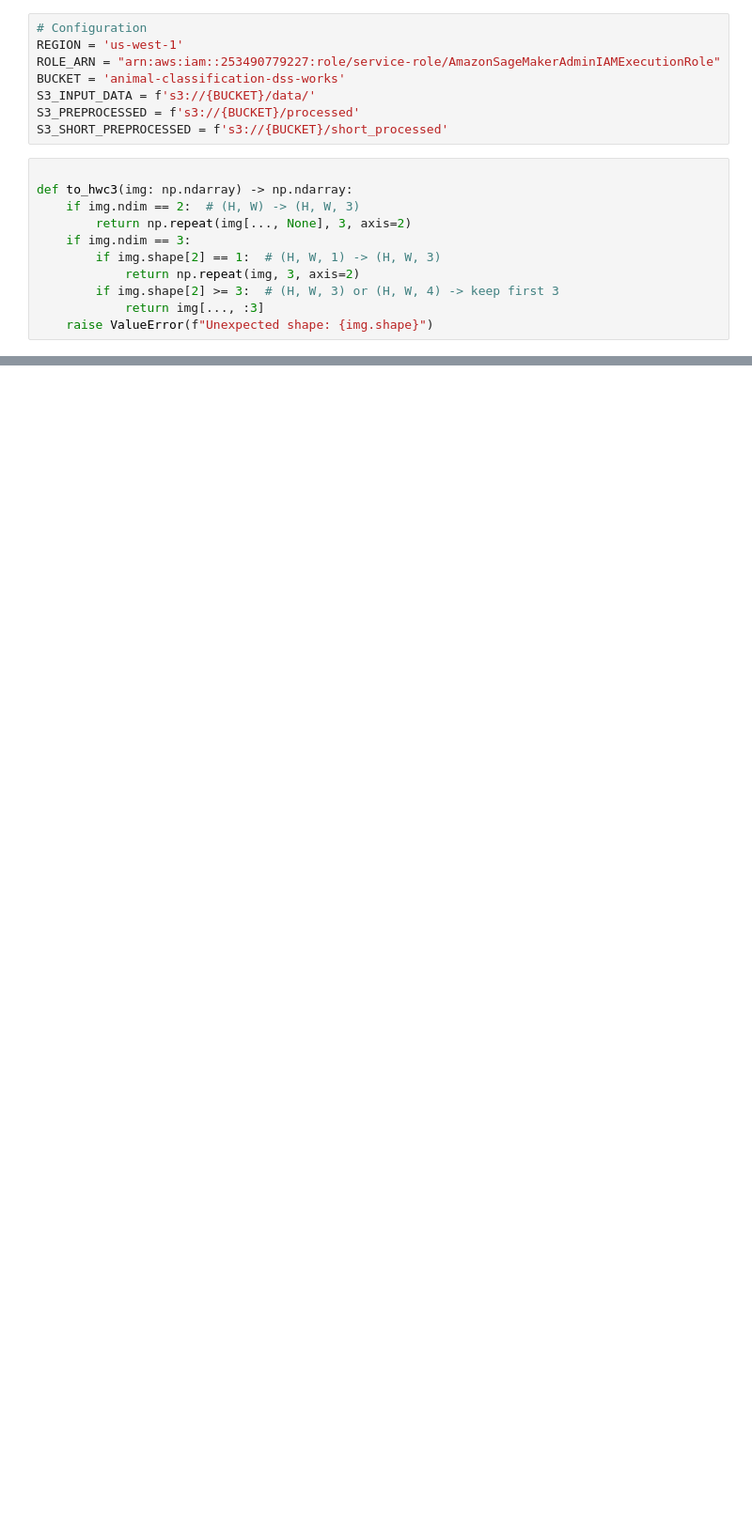
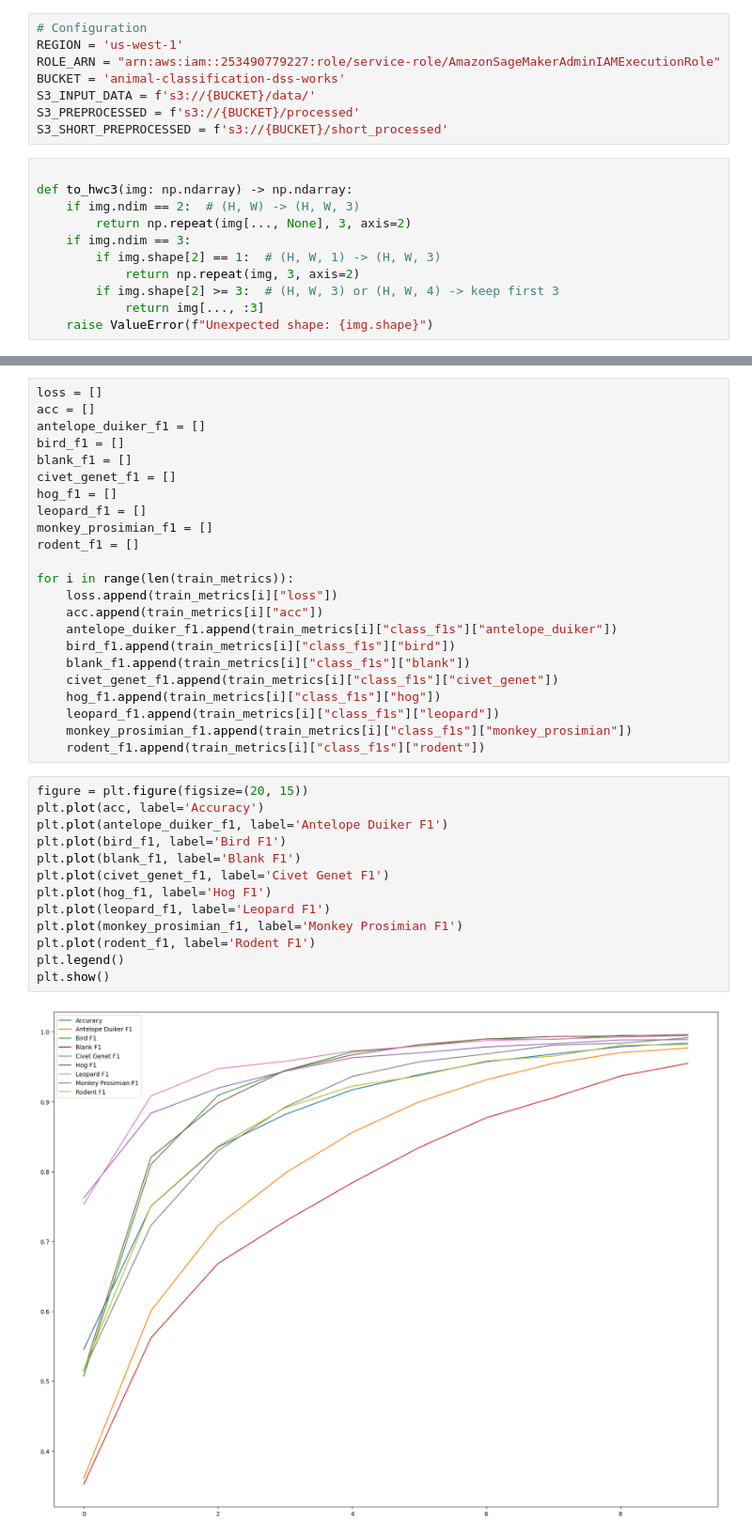
Before and after one commit to amannindra/DSS-Image-Classification, a Jupyter notebook: DSSAnimalClassification/data_analysis.ipynb, the cells around one changed output, grey strips where cells are left out. Shown at 94% size. Drawn from its saved outputs; the diff is of its cells as text; blank space fills up the shorter version.

```diff
--- a/DSSAnimalClassification/data_analysis.ipynb
+++ b/DSSAnimalClassification/data_analysis.ipynb
@@ -77,0 +132,38 @@ def to_hwc3(img: np.ndarray) -> np.ndarray:
+# %%
+loss = []
+acc = []
+antelope_duiker_f1 = []
+bird_f1 = []
+blank_f1 = []
+civet_genet_f1 = []
+hog_f1 = []
+leopard_f1 = []
+monkey_prosimian_f1 = []
+rodent_f1 = []
+
+for i in range(len(train_metrics)):
+    loss.append(train_metrics[i]["loss"])
+    acc.append(train_metrics[i]["acc"])
+    antelope_duiker_f1.append(train_metrics[i]["class_f1s"]["antelope_duiker"])
+    bird_f1.append(train_metrics[i]["class_f1s"]["bird"])
+    blank_f1.append(train_metrics[i]["class_f1s"]["blank"])
+    civet_genet_f1.append(train_metrics[i]["class_f1s"]["civet_genet"])
+    hog_f1.append(train_metrics[i]["class_f1s"]["hog"])
+    leopard_f1.append(train_metrics[i]["class_f1s"]["leopard"])
+    monkey_prosimian_f1.append(train_metrics[i]["class_f1s"]["monkey_prosimian"])
+    rodent_f1.append(train_metrics[i]["class_f1s"]["rodent"])
+# %%
+figure = plt.figure(figsize=(20, 15))
+plt.plot(acc, label='Accuracy')
+plt.plot(antelope_duiker_f1, label='Antelope Duiker F1')
+plt.plot(bird_f1, label='Bird F1')
+plt.plot(blank_f1, label='Blank F1')
+plt.plot(civet_genet_f1, label='Civet Genet F1')
+plt.plot(hog_f1, label='Hog F1')
+plt.plot(leopard_f1, label='Leopard F1')
+plt.plot(monkey_prosimian_f1, label='Monkey Prosimian F1')
+plt.plot(rodent_f1, label='Rodent F1')
+plt.legend()
+plt.show()
+# %% [output]
+[figure, added]
```
Also changed, not shown: parts of 19 cells of this notebook, 12 other files.
